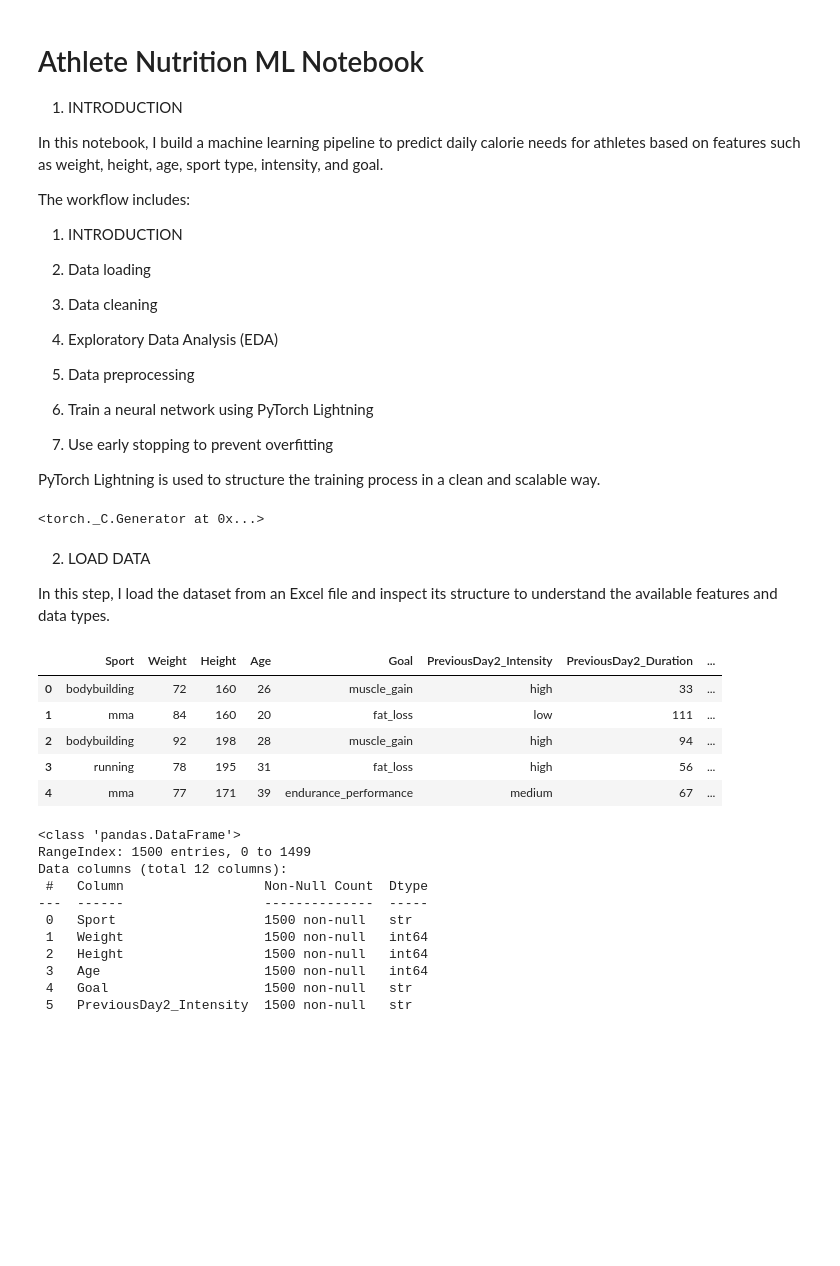
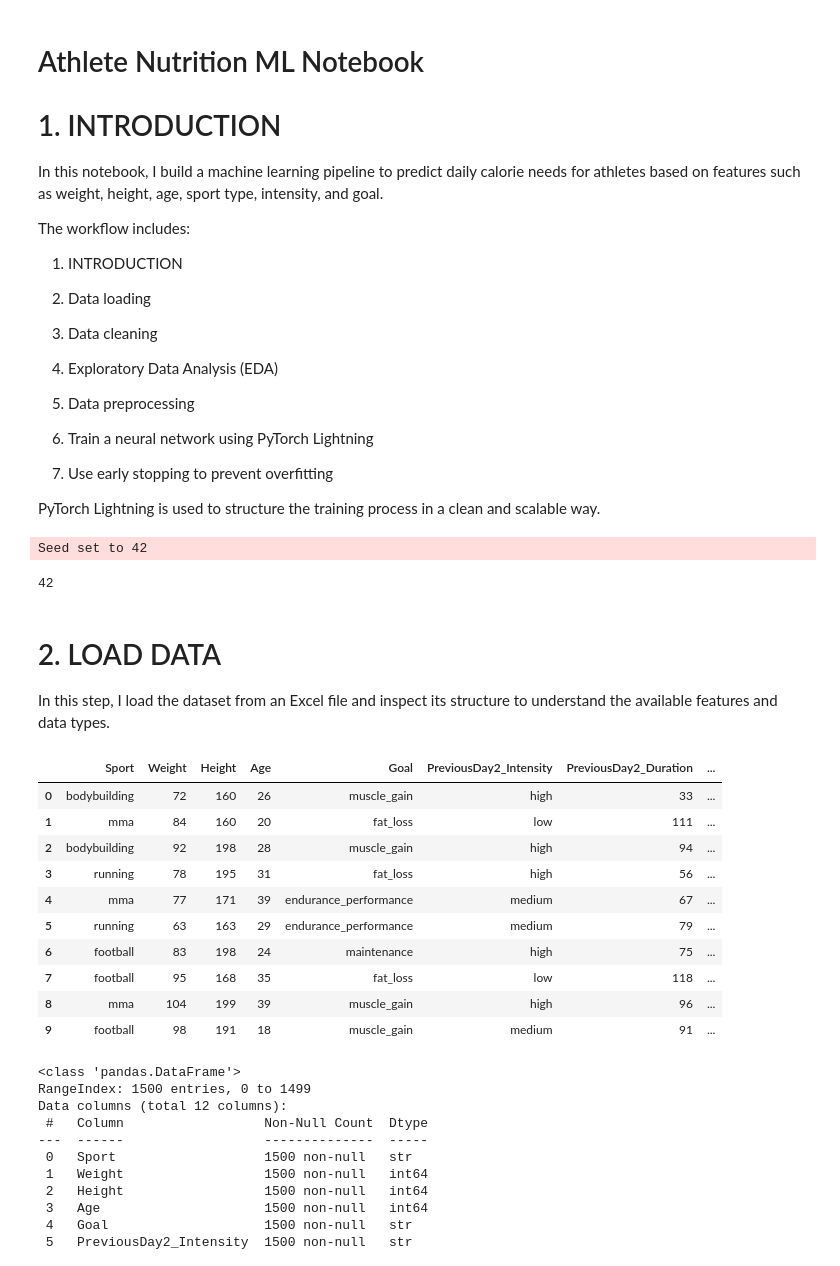
Before and after one commit to Ali-M-Albukhaiti/athlete-nutrition-ai, a Jupyter notebook: ml/athlete-nutrition.ipynb, the cells around one changed output. Cells and saved outputs as stored; diff of their text form; code cells hidden in the pictures; blank space fills up the shorter version.

```diff
--- a/ml/athlete-nutrition.ipynb
+++ b/ml/athlete-nutrition.ipynb
@@ -3,7 +3,7 @@
 
 
 
- 1. INTRODUCTION
+ # 1. INTRODUCTION
 
 In this notebook, I build a machine learning pipeline to predict daily calorie needs for athletes based on features such as weight, height, age, sport type, intensity, and goal.
 
@@ -34,36 +34,47 @@ import seaborn as sns
 
 from sklearn.model_selection import train_test_split
 from sklearn.preprocessing import StandardScaler
+from sklearn.metrics import (
+    mean_absolute_error,
+    mean_squared_error,
+    r2_score
+)
 
 import torch
+import torch.nn as nn
 from torch.utils.data import Dataset, DataLoader
-import torch.nn as nn
 
 import pytorch_lightning as pl
 from pytorch_lightning.callbacks import EarlyStopping
 
+import joblib
 import warnings
-warnings.filterwarnings('ignore')
 
-np.random.seed(42)
-torch.manual_seed(42)
-torch.manual_seed(42)
+warnings.filterwarnings("ignore")
+
+pl.seed_everything(42)
 # %% [output]
-<torch._C.Generator at 0x...>
+Seed set to 42
+42
 # %% [markdown]
-2. LOAD DATA
+# 2. LOAD DATA
 
 In this step, I load the dataset from an Excel file and inspect its structure to understand the available features and data types.
 # %%
 df = pd.read_excel("../dataset/athlete_nutrition_dataset.xlsx")
-df.head()
+df.head(10)
 # %% [output]
 |  | Sport | Weight | Height | Age | Goal | PreviousDay2_Intensity | PreviousDay2_Duration | ... |
 | 0 | bodybuilding | 72 | 160 | 26 | muscle_gain | high | 33 | ... |
 | 1 | mma | 84 | 160 | 20 | fat_loss | low | 111 | ... |
 | 2 | bodybuilding | 92 | 198 | 28 | muscle_gain | high | 94 | ... |
 | 3 | running | 78 | 195 | 31 | fat_loss | high | 56 | ... |
 | 4 | mma | 77 | 171 | 39 | endurance_performance | medium | 67 | ... |
+| 5 | running | 63 | 163 | 29 | endurance_performance | medium | 79 | ... |
+| 6 | football | 83 | 198 | 24 | maintenance | high | 75 | ... |
+| 7 | football | 95 | 168 | 35 | fat_loss | low | 118 | ... |
+| 8 | mma | 104 | 199 | 39 | muscle_gain | high | 96 | ... |
+| 9 | football | 98 | 191 | 18 | muscle_gain | medium | 91 | ... |
 # %%
 # Dataset info
 df.info()
```
Also changed, not shown: parts of 39 cells of this notebook.
